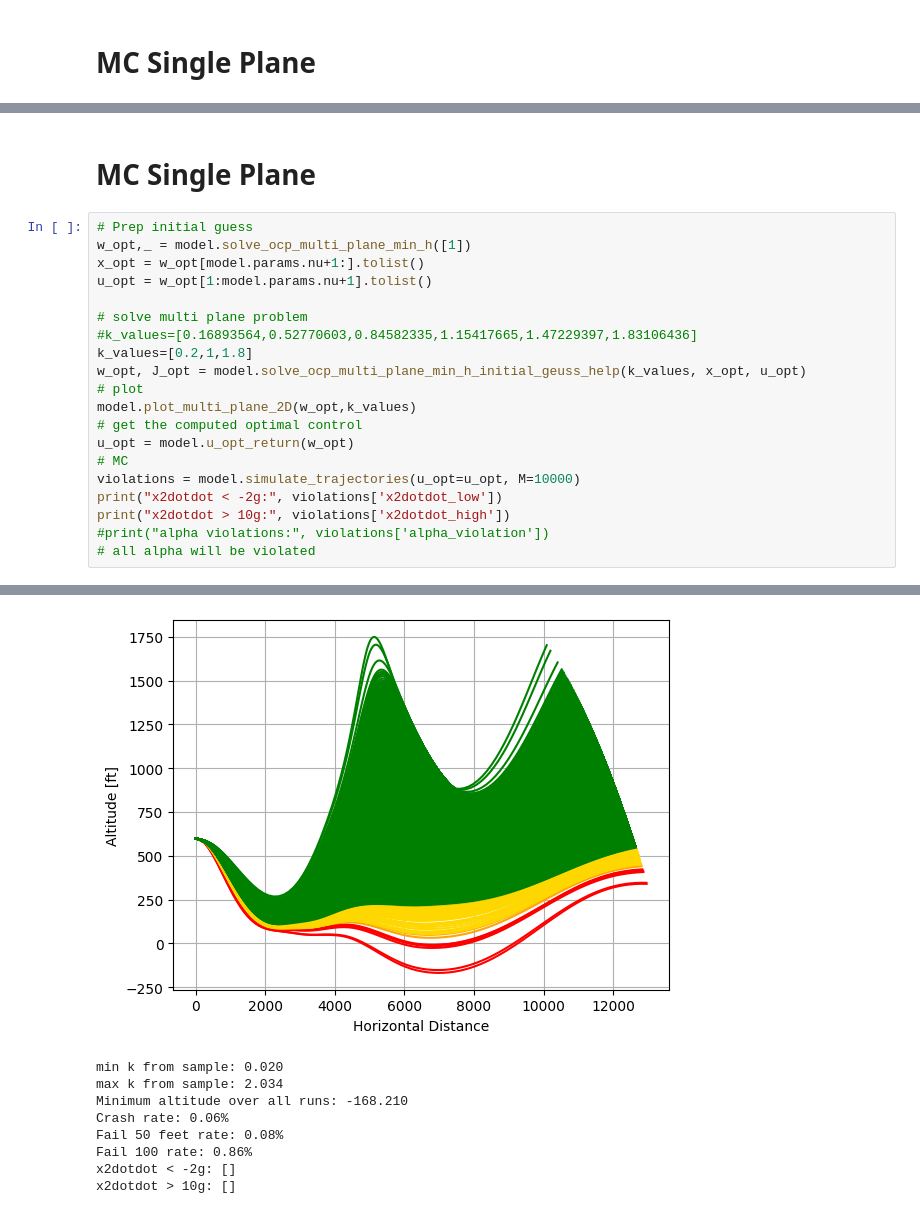
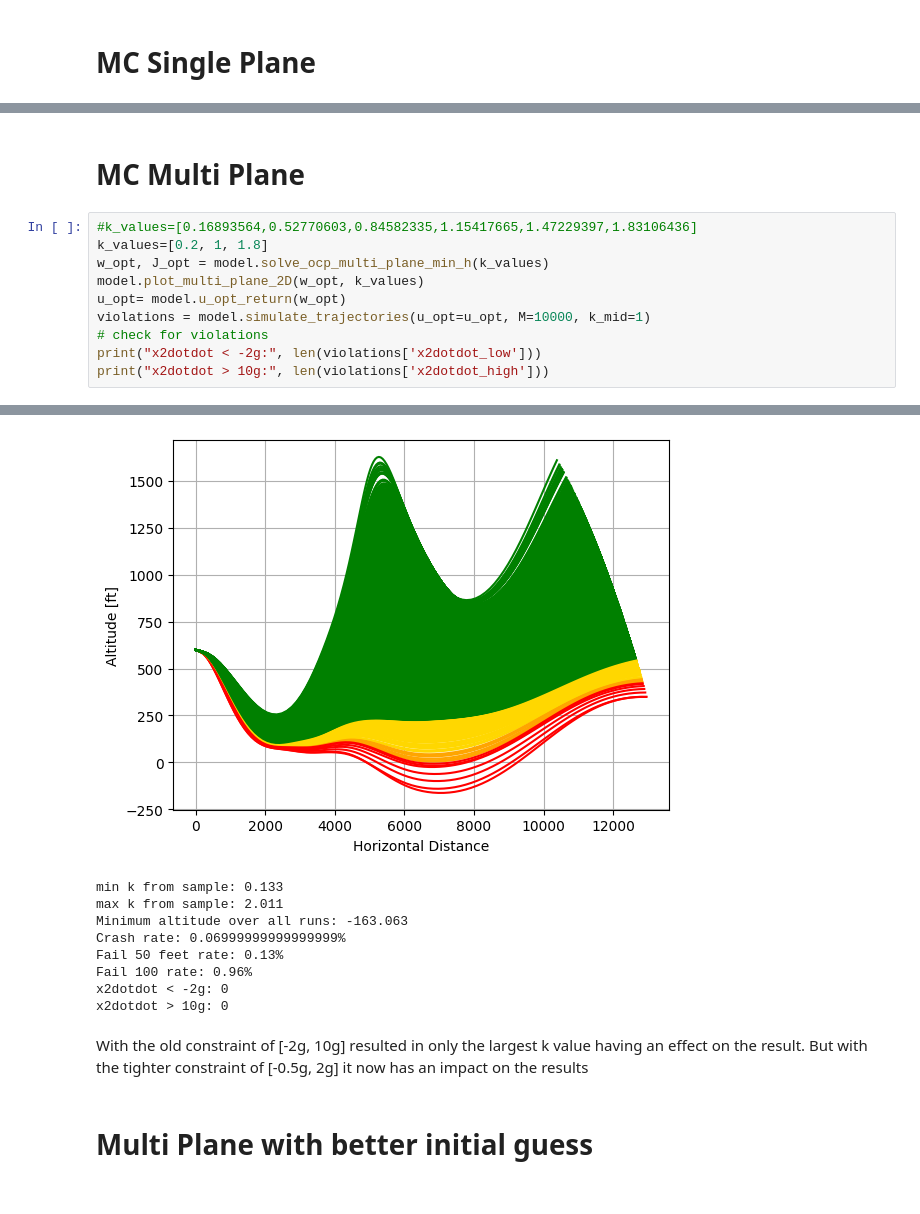
Before and after one commit to MrGoomb0/case_studies_s3, a Jupyter notebook: Model_2D/Multi_plane_2D_Model.ipynb, the cells around one changed output, grey strips where cells are left out. Saved outputs shown, nothing was run; the diff lists cells and outputs as text.

```diff
--- a/Model_2D/Multi_plane_2D_Model.ipynb
+++ b/Model_2D/Multi_plane_2D_Model.ipynb
@@ -167,23 +129,13 @@ x2dotdot > 10g: []
 # %% [markdown]
-# MC Single Plane
+# MC Multi Plane
 # %%
-# Prep initial guess
-w_opt,_ = model.solve_ocp_multi_plane_min_h([1])
-x_opt = w_opt[model.params.nu+1:].tolist()
-u_opt = w_opt[1:model.params.nu+1].tolist()
-
-# solve multi plane problem
 #k_values=[0.16893564,0.52770603,0.84582335,1.15417665,1.47229397,1.83106436]
-k_values=[0.2,1,1.8]
-w_opt, J_opt = model.solve_ocp_multi_plane_min_h_initial_geuss_help(k_values, x_opt, u_opt)
-# plot
-model.plot_multi_plane_2D(w_opt,k_values)
-# get the computed optimal control
-u_opt = model.u_opt_return(w_opt)
-# MC
-violations = model.simulate_trajectories(u_opt=u_opt, M=10000)
-print("x2dotdot < -2g:", violations['x2dotdot_low'])
-print("x2dotdot > 10g:", violations['x2dotdot_high'])
-#print("alpha violations:", violations['alpha_violation'])
-# all alpha will be violated
+k_values=[0.2, 1, 1.8]
+w_opt, J_opt = model.solve_ocp_multi_plane_min_h(k_values)
+model.plot_multi_plane_2D(w_opt, k_values)
+u_opt= model.u_opt_return(w_opt)
+violations = model.simulate_trajectories(u_opt=u_opt, M=10000, k_mid=1)
+# check for violations
+print("x2dotdot < -2g:", len(violations['x2dotdot_low']))
+print("x2dotdot > 10g:", len(violations['x2dotdot_high']))
 # %% [output]
@@ -207,14 +159,18 @@ Number of Iterations....: 20
 [figure]
 [figure]
-[figure, old version]
+[figure, new version]
-min k from sample: 0.020
-max k from sample: 2.034
-Minimum altitude over all runs: -168.210
-Crash rate: 0.06%
-Fail 50 feet rate: 0.08%
-Fail 100 rate: 0.86%
-x2dotdot < -2g: []
-x2dotdot > 10g: []
+min k from sample: 0.133
+max k from sample: 2.011
+Minimum altitude over all runs: -163.063
+Crash rate: 0.06999999999999999%
+Fail 50 feet rate: 0.13%
+Fail 100 rate: 0.96%
+x2dotdot < -2g: 0
+x2dotdot > 10g: 0
+# %% [markdown]
+With the old constraint of [-2g, 10g] resulted in only the largest k value having an effect on the result. But with the tighter constraint of [-0.5g, 2g] it now has an impact on the results
+# %% [markdown]
+# Multi Plane with better initial guess
 # %%
 # Prep initial guess
 w_opt,_ = model.solve_ocp_multi_plane_min_h([1])
```
Also changed, not shown: parts of 14 cells of this notebook, 4 other files.
